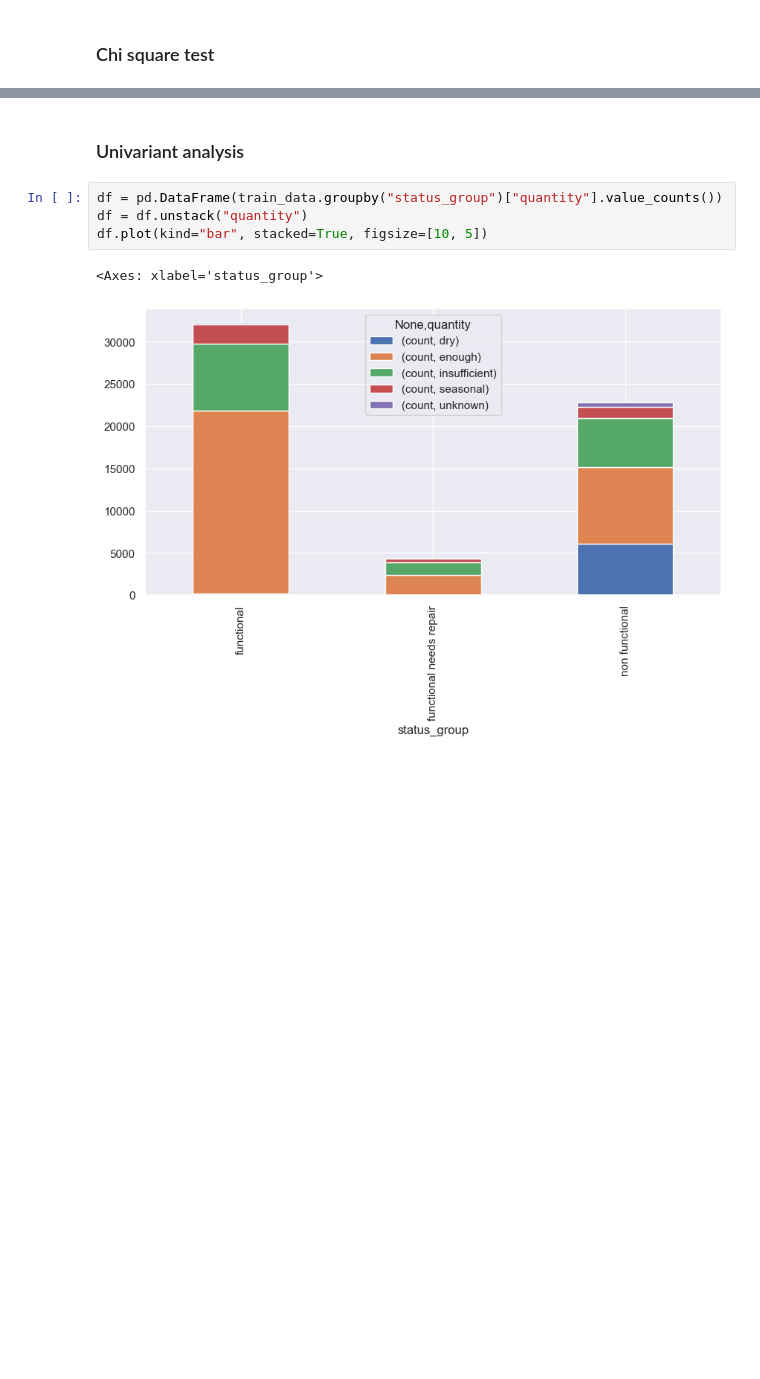
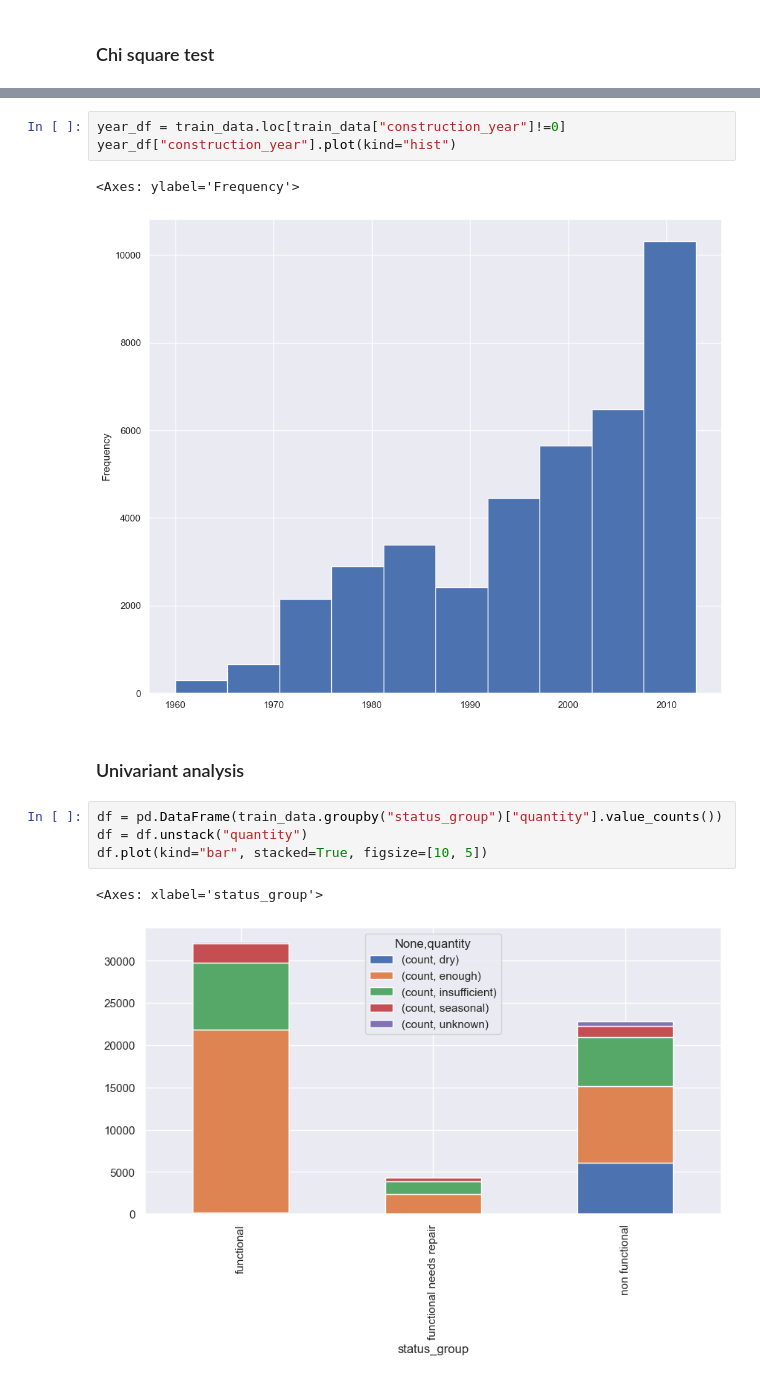
Before and after one commit to floranuta/Data_Circle, a Jupyter notebook: notebooks/feature_analysis.ipynb, the cells around one changed output, grey strips where cells are left out. Cells and saved outputs as stored; diff of their text form; blank space fills up the shorter version.

```diff
--- a/notebooks/feature_analysis.ipynb
+++ b/notebooks/feature_analysis.ipynb
@@ -176,3 +119,9 @@ According to chi test, there is a relationship between stauts group and
+# %%
+year_df = train_data.loc[train_data["construction_year"]!=0]
+year_df["construction_year"].plot(kind="hist")
+# %% [output]
+<Axes: ylabel='Frequency'>
+[figure, added]
 # %% [markdown]
 ### Univariant analysis
 # %%
```
Also changed, not shown: parts of 17 cells of this notebook.
